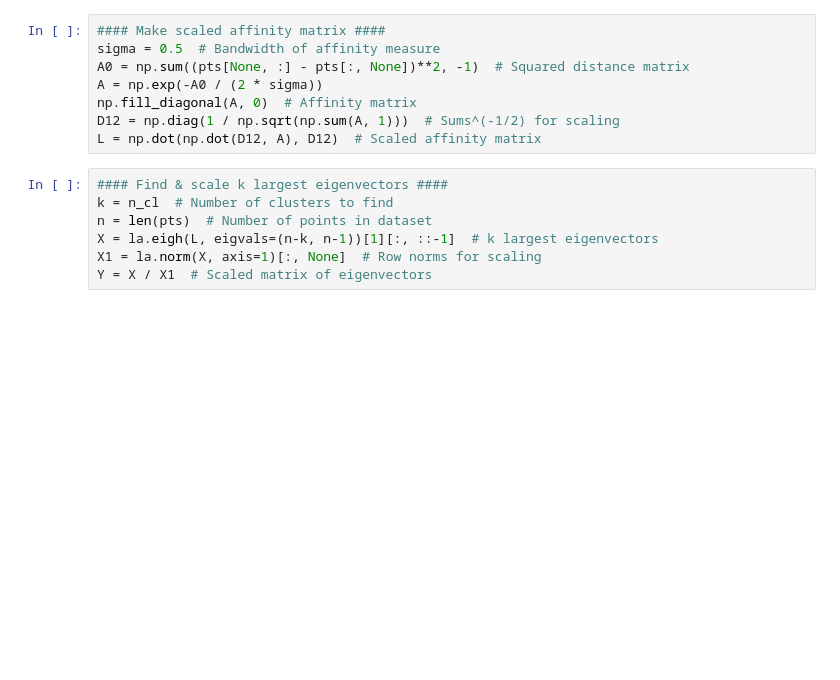
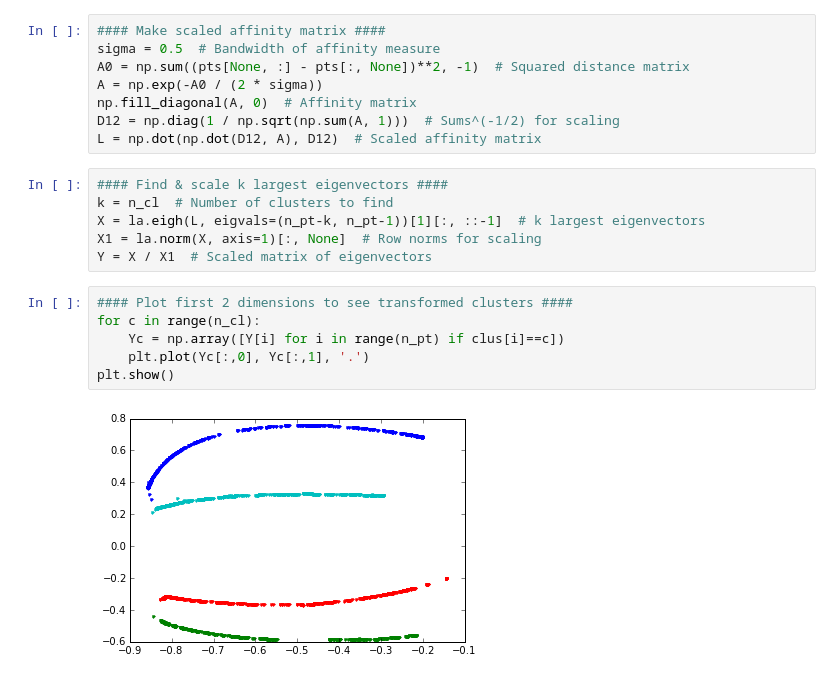
Before and after one commit to davidleeljh/663-Final-Projects, a Jupyter notebook: spectral_cluster.ipynb, the cells around one changed output. Drawn from its saved outputs; the diff is of its cells as text; blank space fills up the shorter version.

```diff
--- a/spectral_cluster.ipynb
+++ b/spectral_cluster.ipynb
@@ -35,10 +39,17 @@ L = np.dot(np.dot(D12, A), D12)  # Scaled affinity matrix
 # %%
 #### Find & scale k largest eigenvectors ####
 k = n_cl  # Number of clusters to find
-n = len(pts)  # Number of points in dataset
-X = la.eigh(L, eigvals=(n-k, n-1))[1][:, ::-1]  # k largest eigenvectors
+X = la.eigh(L, eigvals=(n_pt-k, n_pt-1))[1][:, ::-1]  # k largest eigenvectors
 X1 = la.norm(X, axis=1)[:, None]  # Row norms for scaling
 Y = X / X1  # Scaled matrix of eigenvectors
+# %%
+#### Plot first 2 dimensions to see transformed clusters ####
+for c in range(n_cl):
+    Yc = np.array([Y[i] for i in range(n_pt) if clus[i]==c])
+    plt.plot(Yc[:,0], Yc[:,1], '.')
+plt.show()
+# %% [output]
+[figure, added]
 # %%
 #### Plot first 3 dimensions to see transformed clusters ####
 from mpl_toolkits.mplot3d import Axes3D
```
Also changed, not shown: parts of 4 cells of this notebook.
